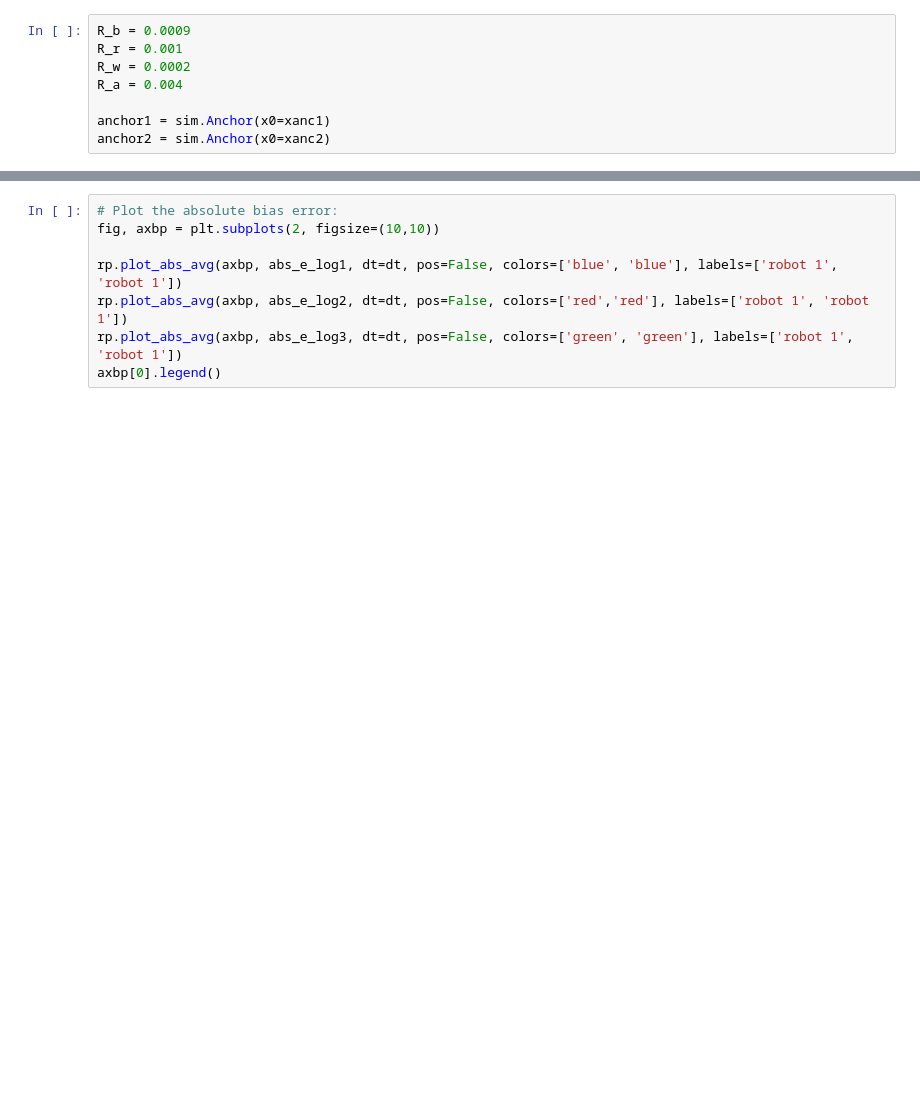
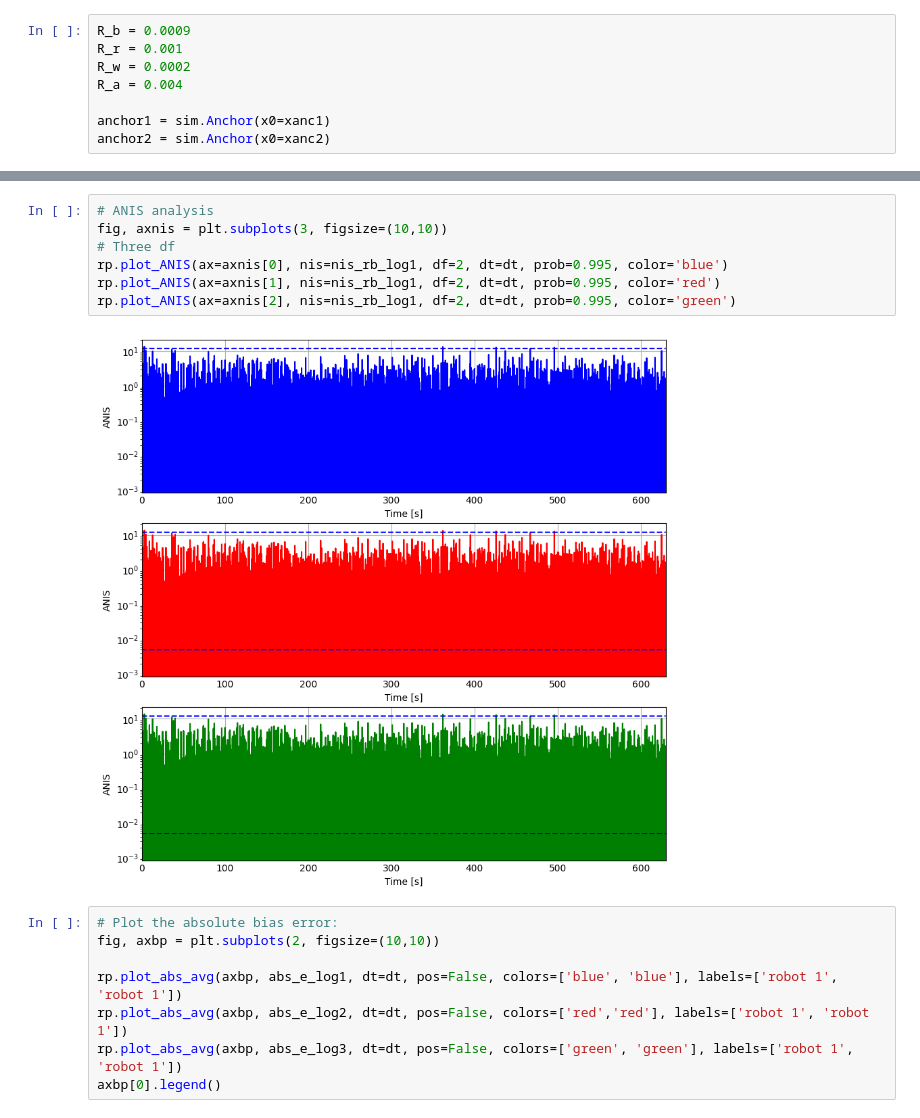
Before and after one commit to MarcusLariJ/UWB_Rasberry, a Jupyter notebook: Sim/run_anees.ipynb, the cells around one changed output, grey strips where cells are left out. Cells and saved outputs as stored; diff of their text form; blank space fills up the shorter version.

```diff
--- a/Sim/run_anees.ipynb
+++ b/Sim/run_anees.ipynb
@@ -228,3 +226,12 @@ rp.plot_ANIS(ax=axnis[2], nis=nis_log3, df=3, dt=dt, prob=0.995, color='black')
+# %%
+# ANIS analysis
+fig, axnis = plt.subplots(3, figsize=(10,10))
+# Three df
+rp.plot_ANIS(ax=axnis[0], nis=nis_rb_log1, df=2, dt=dt, prob=0.995, color='blue')
+rp.plot_ANIS(ax=axnis[1], nis=nis_rb_log1, df=2, dt=dt, prob=0.995, color='red')
+rp.plot_ANIS(ax=axnis[2], nis=nis_rb_log1, df=2, dt=dt, prob=0.995, color='green')
+# %% [output]
+[figure, added]
 # %%
 # Plot the absolute bias error:
 fig, axbp = plt.subplots(2, figsize=(10,10))
```
Also changed, not shown: parts of 4 cells of this notebook, 2 other files.
